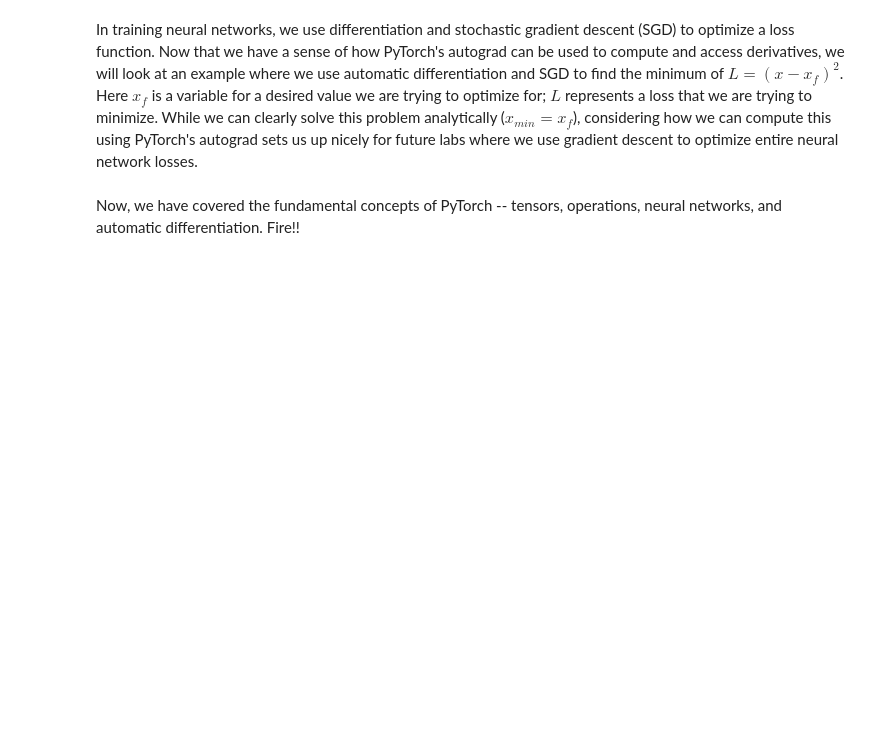
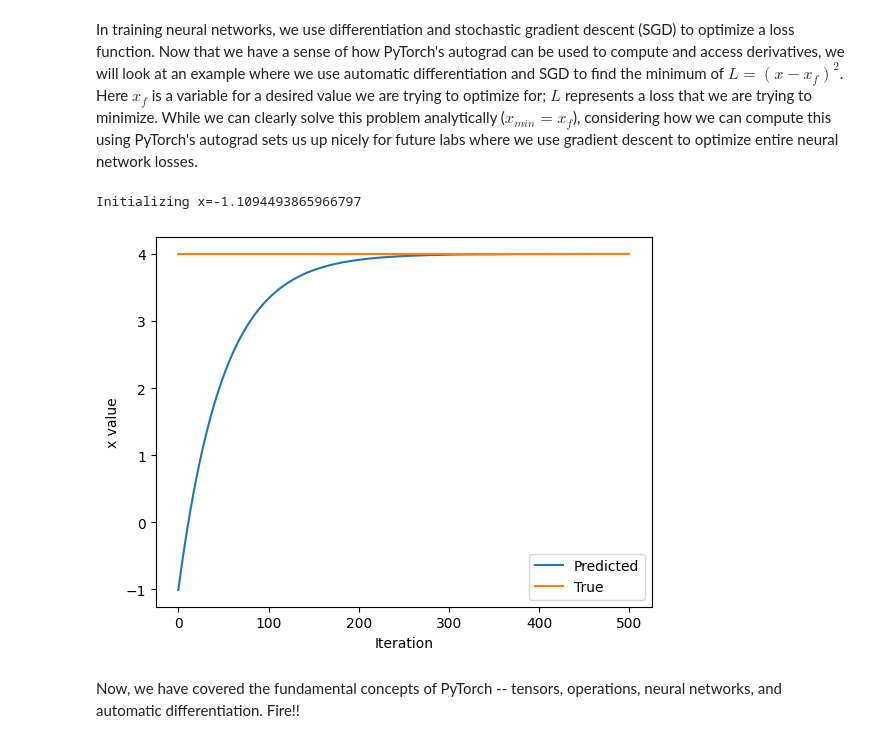
Before and after one commit to Elocodes/DeepLearningSeries, a Jupyter notebook: lab1/PT_Part1_Intro.ipynb, the cells around one changed output. Drawn from its saved outputs; the diff is of its cells as text; code cells hidden in the pictures; blank space fills up the shorter version.

```diff
--- a/lab1/PT_Part1_Intro.ipynb
+++ b/lab1/PT_Part1_Intro.ipynb
@@ -335,33 +345,36 @@ In training neural networks, we use differentiation and stochastic gradient desc
 x = torch.randn(1)
 print(f"Initializing x={x.item()}")
 
 learning_rate = 1e-2  # Learning rate
 history = []
 x_f = 4  # Target value
 
 
 # We will run gradient descent for a number of iterations. At each iteration, we compute the loss,
 #   compute the derivative of the loss with respect to x, and perform the update.
 for i in range(500):
     x = torch.tensor([x], requires_grad=True)
 
     # TODO: Compute the loss as the square of the difference between x and x_f
-    loss = # TODO
+    loss = (x-x_f)**2
 
     # Backpropagate through the loss to compute gradients
     loss.backward()
 
     # Update x with gradient descent
     x = x.item() - learning_rate * x.grad
 
     history.append(x.item())
 
 # Plot the evolution of x as we optimize toward x_f!
 plt.plot(history)
 plt.plot([0, 500], [x_f, x_f])
 plt.legend(('Predicted', 'True'))
 plt.xlabel('Iteration')
 plt.ylabel('x value')
 plt.show()
+# %% [output]
+Initializing x=-1.1094493865966797
+[figure, added]
 # %% [markdown]
 Now, we have covered the fundamental concepts of PyTorch -- tensors, operations, neural networks, and automatic differentiation. Fire!!
```
Also changed, not shown: parts of 3 cells of this notebook.
